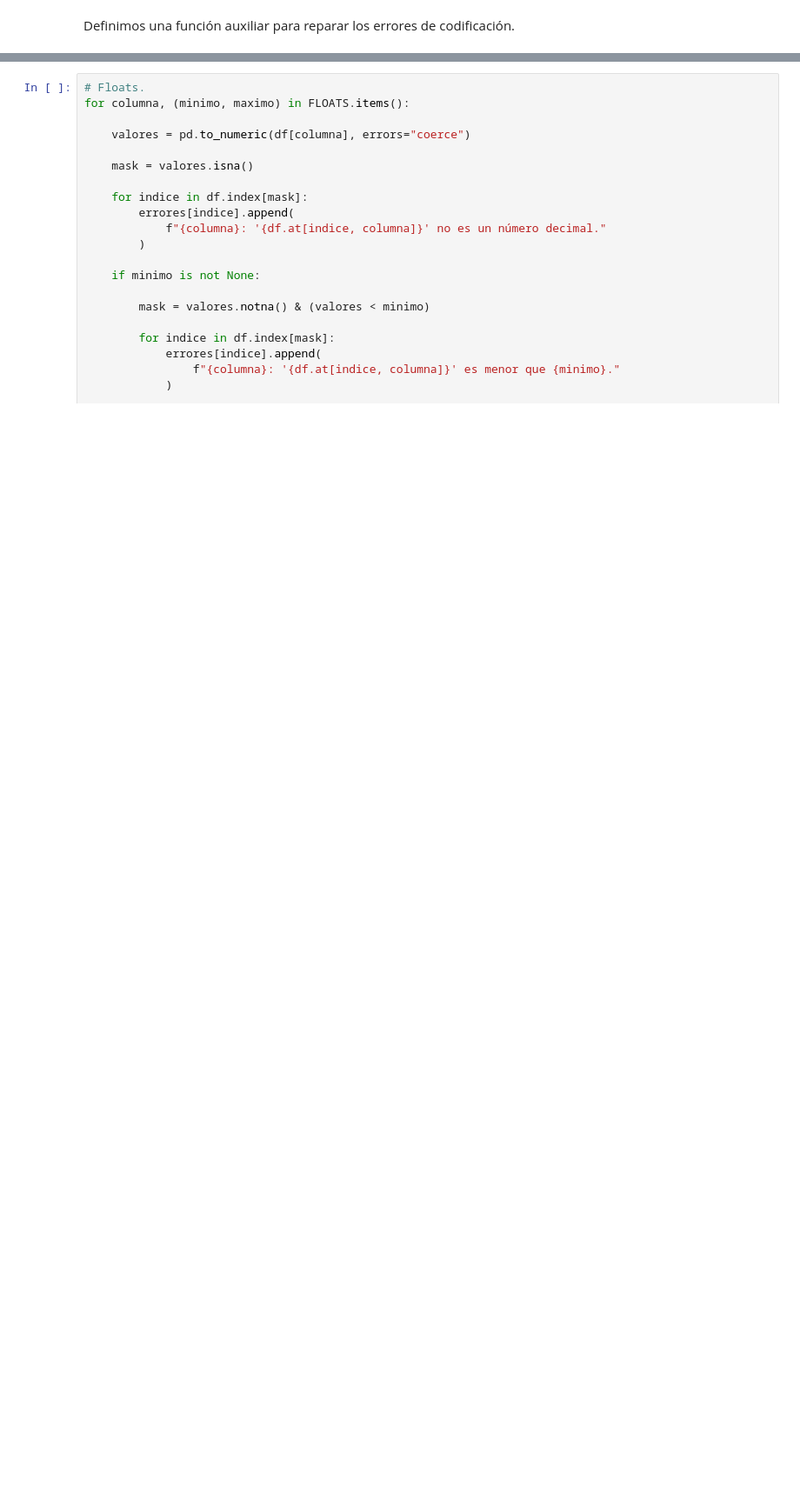
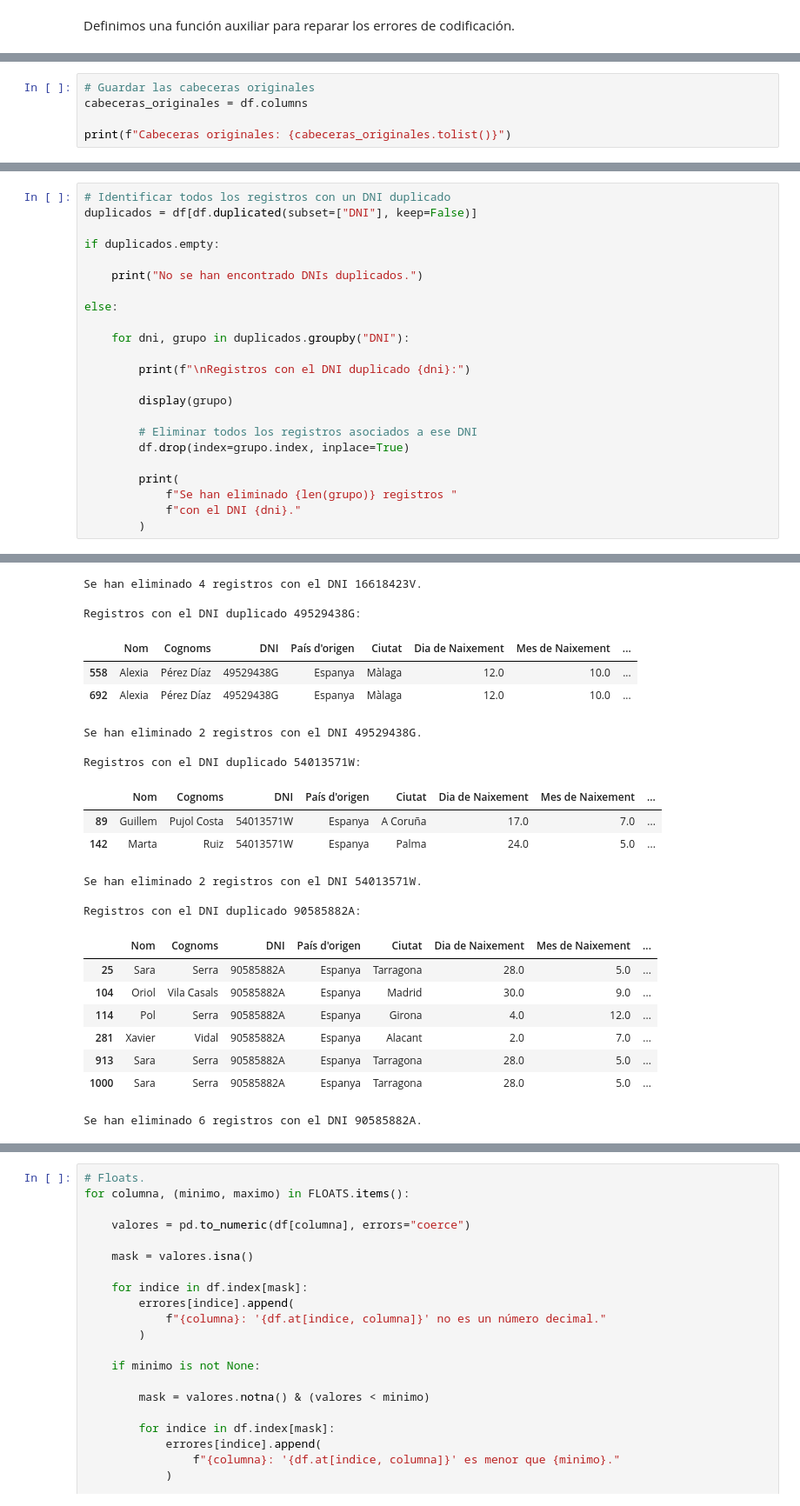
Before and after one commit to Leima20/Sprint_8_Leidy_Pimentel, a Jupyter notebook: Sprint_8.ipynb, the cells around one changed output, grey strips where cells are left out. Shown at 87% size. Drawn from its saved outputs; the diff is of its cells as text; blank space fills up the shorter version.

```diff
--- a/Sprint_8.ipynb
+++ b/Sprint_8.ipynb
@@ -328,0 +195,5 @@ Hacemos lo mismo para los floats.
+# %%
+# Guardar las cabeceras originales
+cabeceras_originales = df.columns
+
+print(f"Cabeceras originales: {cabeceras_originales.tolist()}")
@@ -328,0 +366,24 @@ Hacemos lo mismo para los floats.
+# %%
+# Identificar todos los registros con un DNI duplicado
+duplicados = df[df.duplicated(subset=["DNI"], keep=False)]
+
+if duplicados.empty:
+
+    print("No se han encontrado DNIs duplicados.")
+
+else:
+
+    for dni, grupo in duplicados.groupby("DNI"):
+
+        print(f"\nRegistros con el DNI duplicado {dni}:")
+
+        display(grupo)
+
+        # Eliminar todos los registros asociados a ese DNI
+        df.drop(index=grupo.index, inplace=True)
+
+        print(
+            f"Se han eliminado {len(grupo)} registros "
+            f"con el DNI {dni}."
+        )
+# %% [output]
@@ -328,0 +402,23 @@ Hacemos lo mismo para los floats.
+Se han eliminado 4 registros con el DNI 16618423V.
+
+Registros con el DNI duplicado 49529438G:
+|  | Nom | Cognoms | DNI | País d'origen | Ciutat | Dia de Naixement | Mes de Naixement | ... |
+| 558 | Alexia | Pérez Díaz | 49529438G | Espanya | Màlaga | 12.0 | 10.0 | ... |
+| 692 | Alexia | Pérez Díaz | 49529438G | Espanya | Màlaga | 12.0 | 10.0 | ... |
+Se han eliminado 2 registros con el DNI 49529438G.
+
+Registros con el DNI duplicado 54013571W:
+|  | Nom | Cognoms | DNI | País d'origen | Ciutat | Dia de Naixement | Mes de Naixement | ... |
+| 89 | Guillem | Pujol Costa | 54013571W | Espanya | A Coruña | 17.0 | 7.0 | ... |
+| 142 | Marta | Ruiz | 54013571W | Espanya | Palma | 24.0 | 5.0 | ... |
+Se han eliminado 2 registros con el DNI 54013571W.
+
+Registros con el DNI duplicado 90585882A:
+|  | Nom | Cognoms | DNI | País d'origen | Ciutat | Dia de Naixement | Mes de Naixement | ... |
+| 25 | Sara | Serra | 90585882A | Espanya | Tarragona | 28.0 | 5.0 | ... |
+| 104 | Oriol | Vila Casals | 90585882A | Espanya | Madrid | 30.0 | 9.0 | ... |
+| 114 | Pol | Serra | 90585882A | Espanya | Girona | 4.0 | 12.0 | ... |
+| 281 | Xavier | Vidal | 90585882A | Espanya | Alacant | 2.0 | 7.0 | ... |
+| 913 | Sara | Serra | 90585882A | Espanya | Tarragona | 28.0 | 5.0 | ... |
+| 1000 | Sara | Serra | 90585882A | Espanya | Tarragona | 28.0 | 5.0 | ... |
+Se han eliminado 6 registros con el DNI 90585882A.
```
Also changed, not shown: parts of 80 cells of this notebook.
